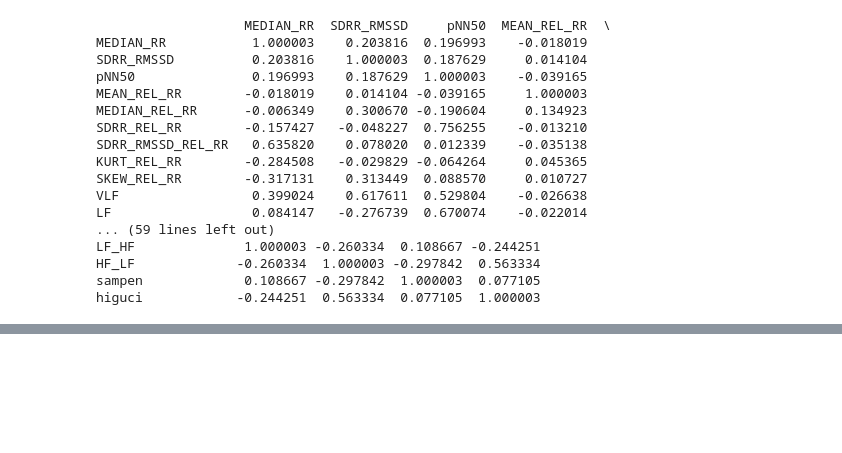
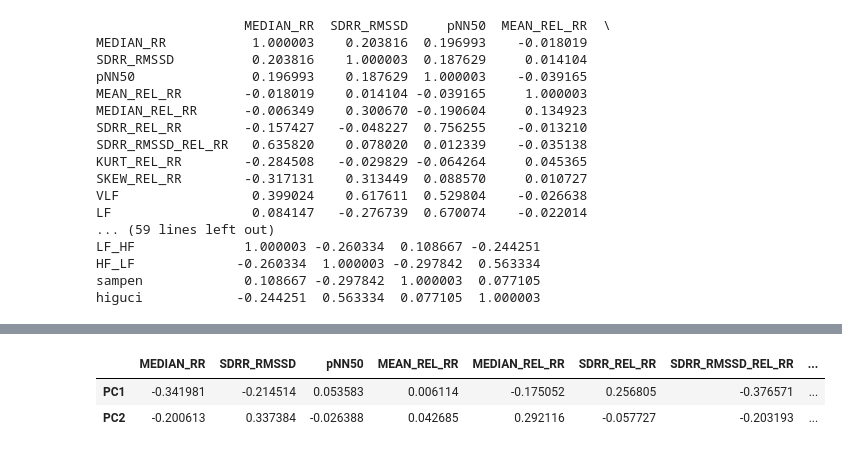
Before and after one commit to andersonmoura-cn/Disciplina-ICA, a Jupyter notebook: src/pca.ipynb, the cells around one changed output, grey strips where cells are left out. Cells and saved outputs as stored; diff of their text form; code cells hidden in the pictures; blank space fills up the shorter version.

```diff
--- a/src/pca.ipynb
+++ b/src/pca.ipynb
@@ -202,0 +322,6 @@ np.float64(46.20636773715332)
+# %%
+dfLoadings
+# %% [output]
+|  | MEDIAN_RR | SDRR_RMSSD | pNN50 | MEAN_REL_RR | MEDIAN_REL_RR | SDRR_REL_RR | SDRR_RMSSD_REL_RR | ... |
+| PC1 | -0.341981 | -0.214514 | 0.053583 | 0.006114 | -0.175052 | 0.256805 | -0.376571 | ... |
+| PC2 | -0.200613 | 0.337384 | -0.026388 | 0.042685 | 0.292116 | -0.057727 | -0.203193 | ... |
```
Also changed, not shown: parts of 14 cells of this notebook.
